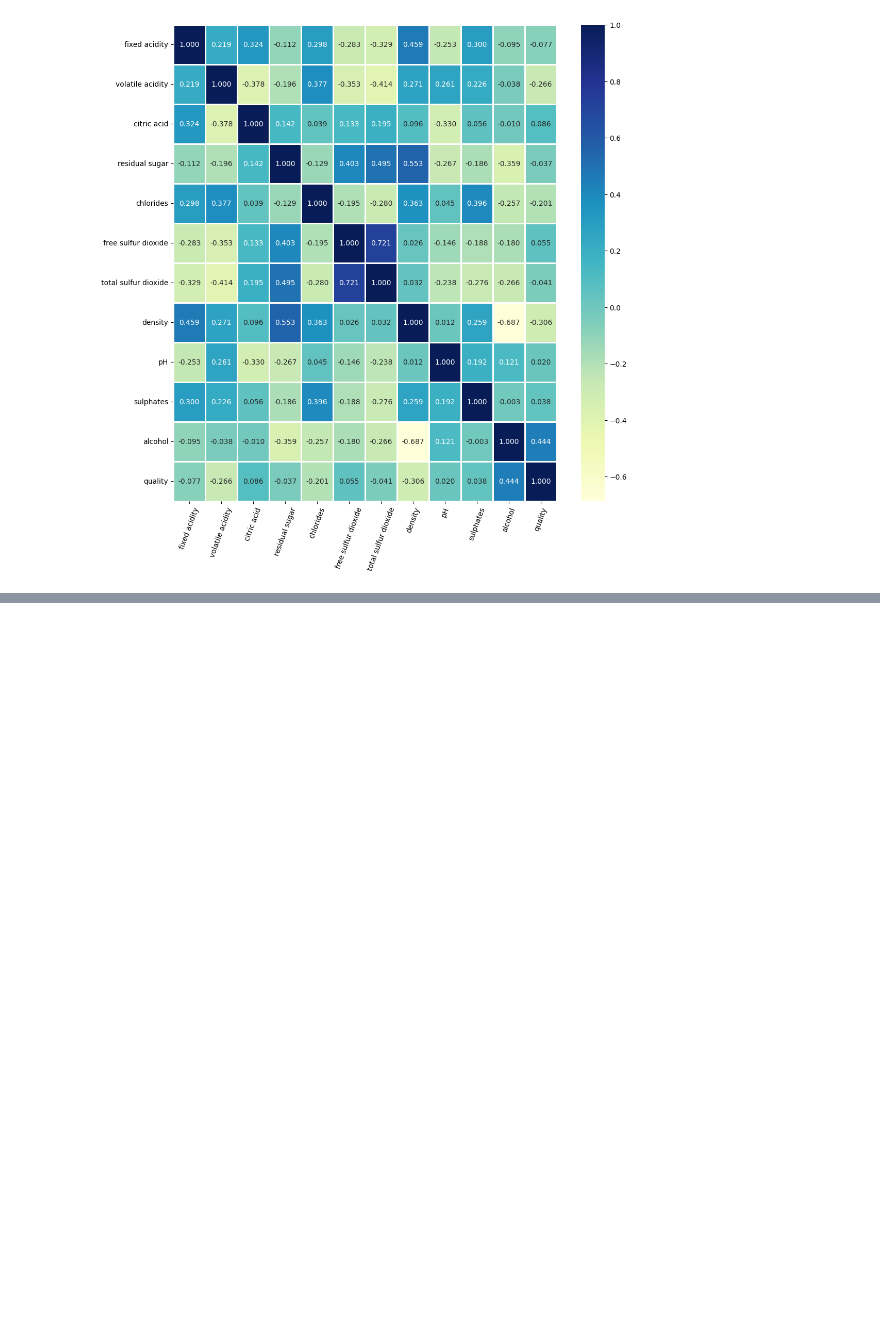
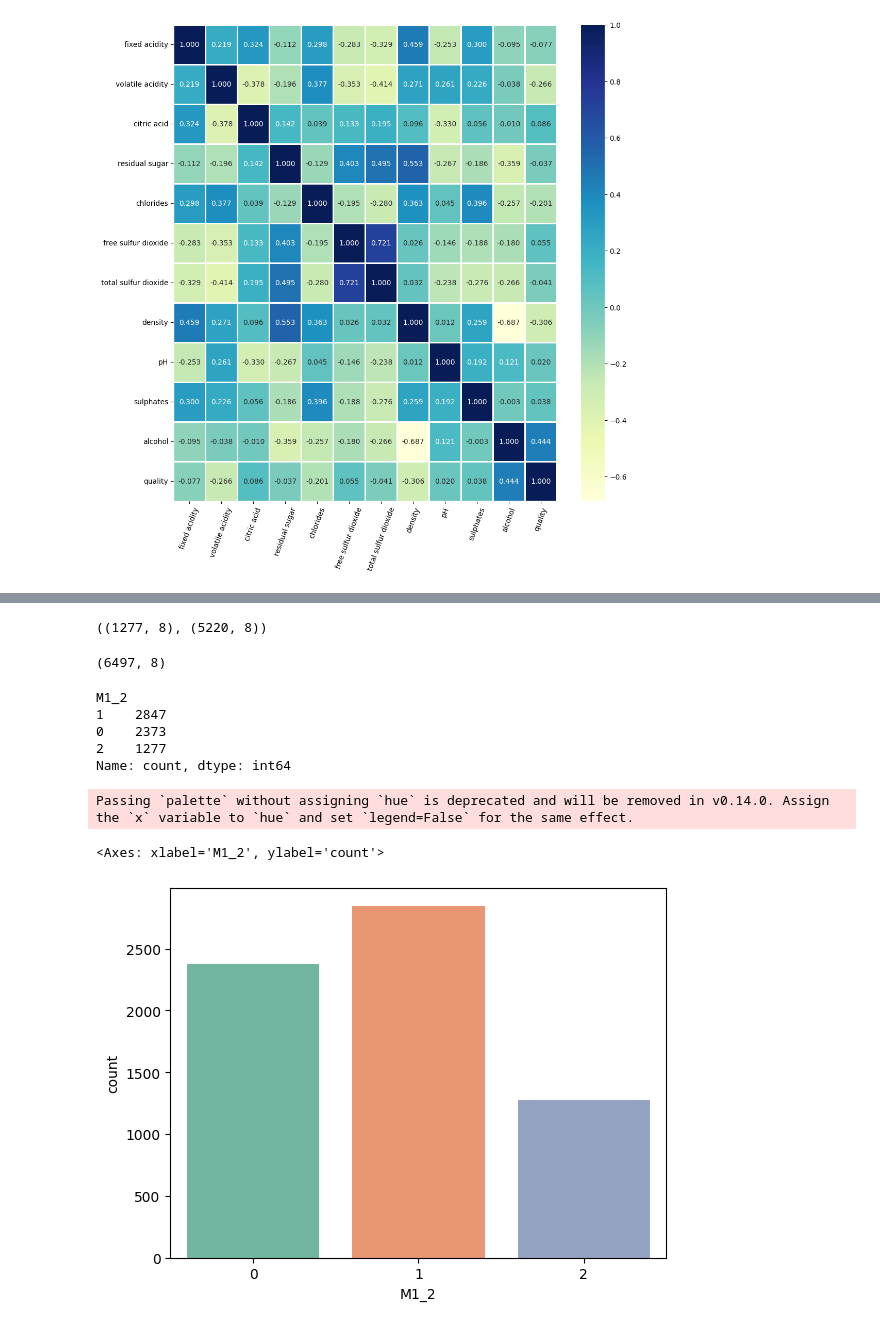
Before and after one commit to REPLY00889/ai_wine_quality, a Jupyter notebook: project.ipynb, the cells around one changed output, grey strips where cells are left out. Drawn from its saved outputs; the diff is of its cells as text; code cells hidden in the pictures; blank space fills up the shorter version.

```diff
--- a/project.ipynb
+++ b/project.ipynb
@@ -138,0 +324,16 @@ plt.xticks(rotation=70)
+# %%
+# selected
+temp1 = df_m1[df_m1['M1_1']==1]
+temp0 = df_m1[df_m1['M1_1']==2]
+
+features = ['fixed acidity', 'volatile acidity', 'pH', 'alcohol']
+x_temp = temp1.loc[:, features].values
+y_temp = temp1.loc[:,['Mclass']].values
+
+# split data
+X_Train, X_Test, Y_Train, Y_Test = train_test_split(x_temp, y_temp, test_size = 0.30,
+                                                    random_state = 101)
+
+model = RandomForestClassifier(n_estimators=700).fit(X_Train,Y_Train)
+# predict
+predictM = model.predict(x_temp)
@@ -138,0 +342,3 @@ plt.xticks(rotation=70)
+# %%
+temp1['M1_2'] = predictM
+temp0['M1_2'] = temp0['M1_1']
@@ -138,0 +357,23 @@ plt.xticks(rotation=70)
+# %%
+temp0.shape, temp1.shape
+# %% [output]
+((1277, 8), (5220, 8))
+# %%
+resultM1 = pd.concat([temp0,temp1])
+resultM1.shape
+# %% [output]
+(6497, 8)
+# %%
+resultM1['M1_2'].value_counts()
+# %% [output]
+M1_2
+1    2847
+0    2373
+2    1277
+Name: count, dtype: int64
+# %%
+sns.countplot(x=resultM1['M1_2'], palette='Set2')
+# %% [output]
+Passing `palette` without assigning `hue` is deprecated and will be removed in v0.14.0. Assign the `x` variable to `hue` and set `legend=False` for the same effect.
+<Axes: xlabel='M1_2', ylabel='count'>
+[figure, added]
```
Also changed, not shown: parts of 47 cells of this notebook.
